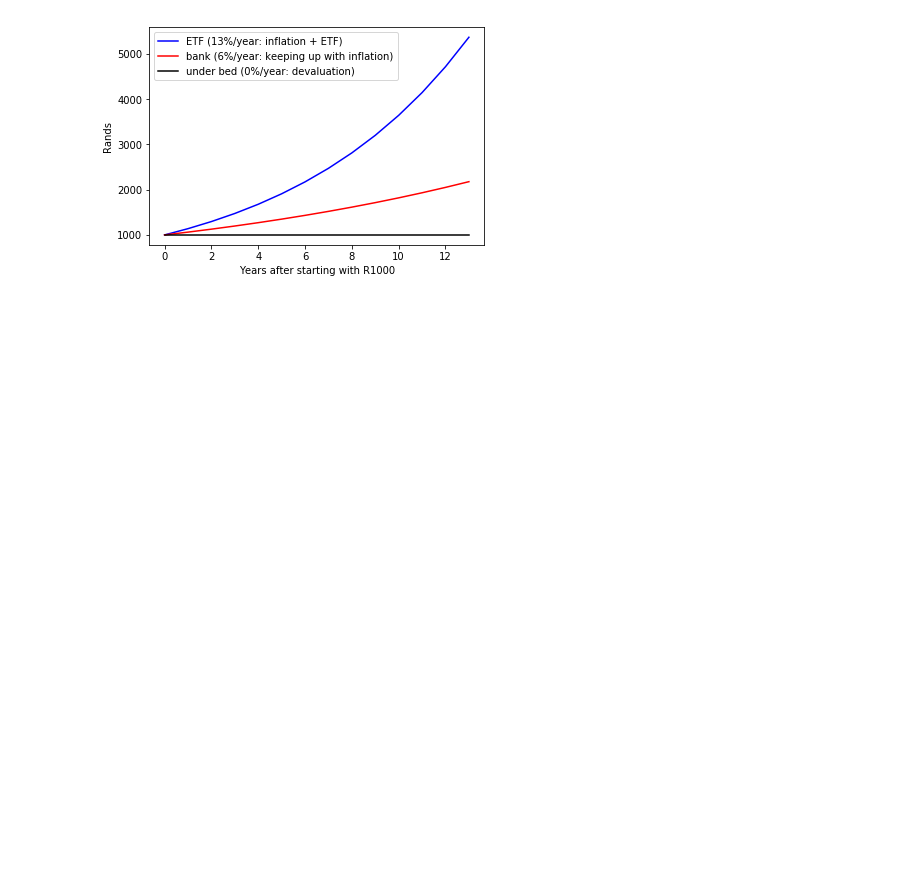
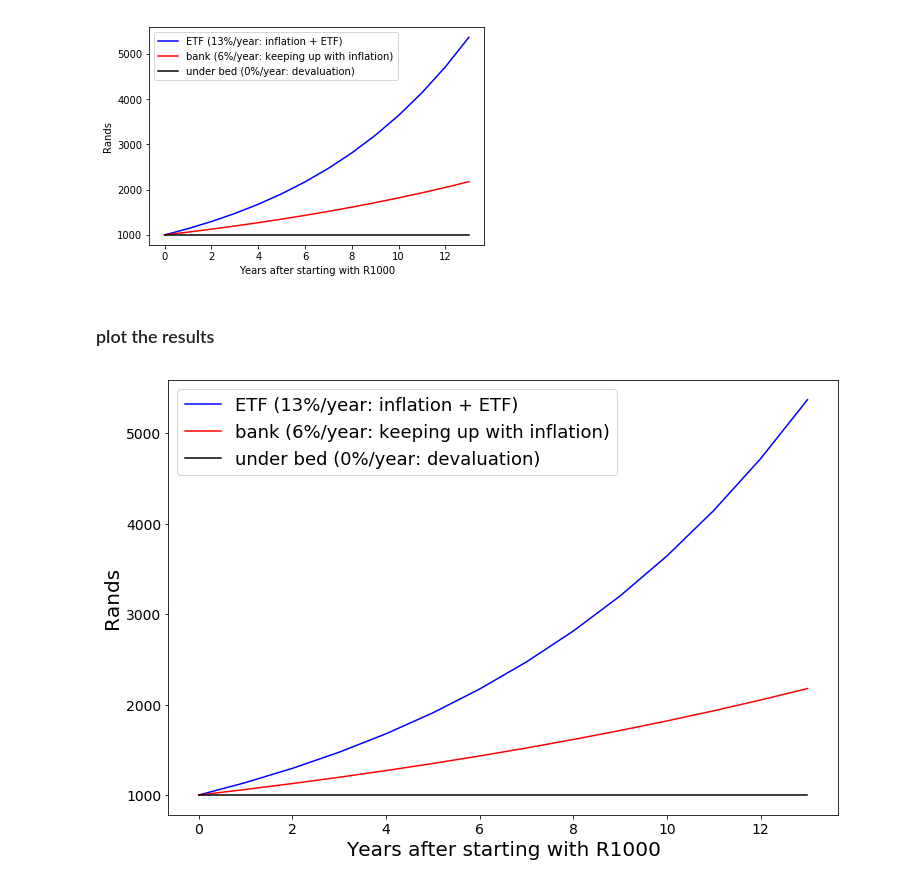
Before and after one commit to oliverangelil/ipynb, a Jupyter notebook: compound_interest.ipynb, the cells around one changed output. Cells and saved outputs as stored; diff of their text form; code cells hidden in the pictures; blank space fills up the shorter version.

```diff
--- a/compound_interest.ipynb
+++ b/compound_interest.ipynb
@@ -35,2 +27,18 @@ plt.show()
 # %% [output]
 [figure]
+# %% [markdown]
+### plot the results
+# %%
+import matplotlib.pyplot as plt
+fig, ax = plt.subplots(figsize=(12, 8))
+
+ax.plot(range(0, 14), etf, 'b', label='ETF ({0}%/year: inflation + ETF)'.format(round(r_etf*100)))
+ax.plot(range(0, 14), bank, 'r', label='bank ({0}%/year: keeping up with inflation)'.format(round(r_bank*100)))
+ax.plot(range(0, 14), bed, 'k-', label='under bed ({0}%/year: devaluation)'.format(round(r_bed*100)))
+plt.xlabel('Years after starting with R1000', fontsize=20)
+plt.ylabel('Rands', fontsize=20)
+ax.tick_params(axis='both', which='major', labelsize=14)
+plt.legend(fontsize=18)
+plt.show()
+# %% [output]
+[figure, added]
```
Also changed, not shown: parts of 4 cells of this notebook.
